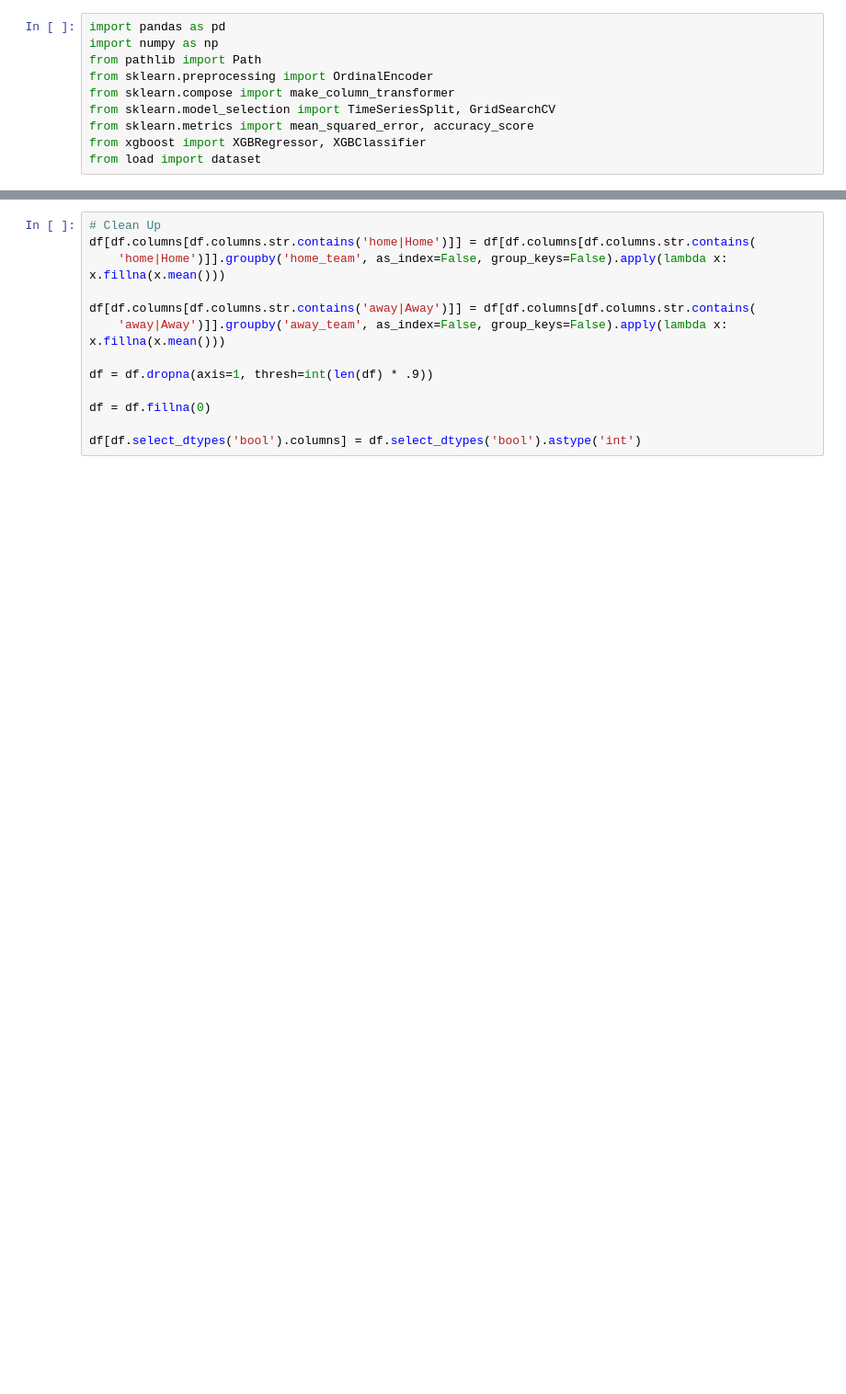
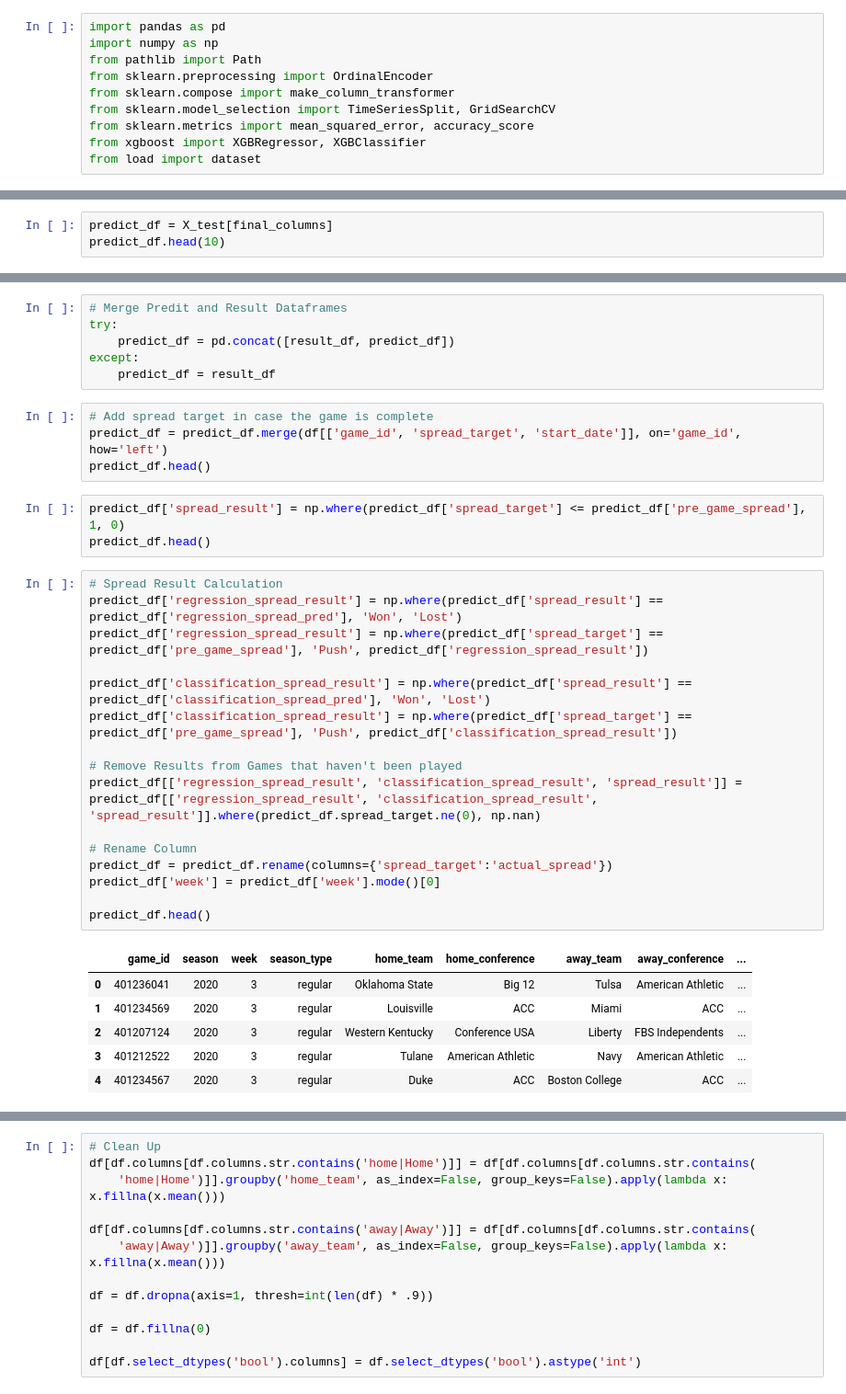
Before and after one commit to gardnmi/zillion_picks, a Jupyter notebook: ml_model/model.ipynb, the cells around one changed output, grey strips where cells are left out. Shown at 92% size. Saved outputs shown, nothing was run; the diff lists cells and outputs as text; blank space fills up the shorter version.

Commit message:
Added Classification Model

```diff
--- a/ml_model/model.ipynb
+++ b/ml_model/model.ipynb
@@ -10,0 +107,3 @@ from load import dataset
+# %%
+predict_df = X_test[final_columns]
+predict_df.head(10)
@@ -10,0 +134,36 @@ from load import dataset
+# %%
+# Merge Predit and Result Dataframes
+try:
+    predict_df = pd.concat([result_df, predict_df])
+except:
+    predict_df = result_df
+# %%
+# Add spread target in case the game is complete
+predict_df = predict_df.merge(df[['game_id', 'spread_target', 'start_date']], on='game_id', how='left')
+predict_df.head()
+# %%
+predict_df['spread_result'] = np.where(predict_df['spread_target'] <= predict_df['pre_game_spread'], 1, 0)
+predict_df.head()
+# %%
+# Spread Result Calculation
+predict_df['regression_spread_result'] = np.where(predict_df['spread_result'] == predict_df['regression_spread_pred'], 'Won', 'Lost')
+predict_df['regression_spread_result'] = np.where(predict_df['spread_target'] == predict_df['pre_game_spread'], 'Push', predict_df['regression_spread_result'])
+
+predict_df['classification_spread_result'] = np.where(predict_df['spread_result'] == predict_df['classification_spread_pred'], 'Won', 'Lost')
+predict_df['classification_spread_result'] = np.where(predict_df['spread_target'] == predict_df['pre_game_spread'], 'Push', predict_df['classification_spread_result'])
+
+# Remove Results from Games that haven't been played
+predict_df[['regression_spread_result', 'classification_spread_result', 'spread_result']] = predict_df[['regression_spread_result', 'classification_spread_result', 'spread_result']].where(predict_df.spread_target.ne(0), np.nan)
+
+# Rename Column
+predict_df = predict_df.rename(columns={'spread_target':'actual_spread'})
+predict_df['week'] = predict_df['week'].mode()[0]
+
+predict_df.head()
+# %% [output]
+|  | game_id | season | week | season_type | home_team | home_conference | away_team | away_conference | ... |
+| 0 | 401236041 | 2020 | 3 | regular | Oklahoma State | Big 12 | Tulsa | American Athletic | ... |
+| 1 | 401234569 | 2020 | 3 | regular | Louisville | ACC | Miami | ACC | ... |
+| 2 | 401207124 | 2020 | 3 | regular | Western Kentucky | Conference USA | Liberty | FBS Independents | ... |
+| 3 | 401212522 | 2020 | 3 | regular | Tulane | American Athletic | Navy | American Athletic | ... |
+| 4 | 401234567 | 2020 | 3 | regular | Duke | ACC | Boston College | ACC | ... |
```
Also changed, not shown: parts of 21 cells of this notebook, 23 other files.
